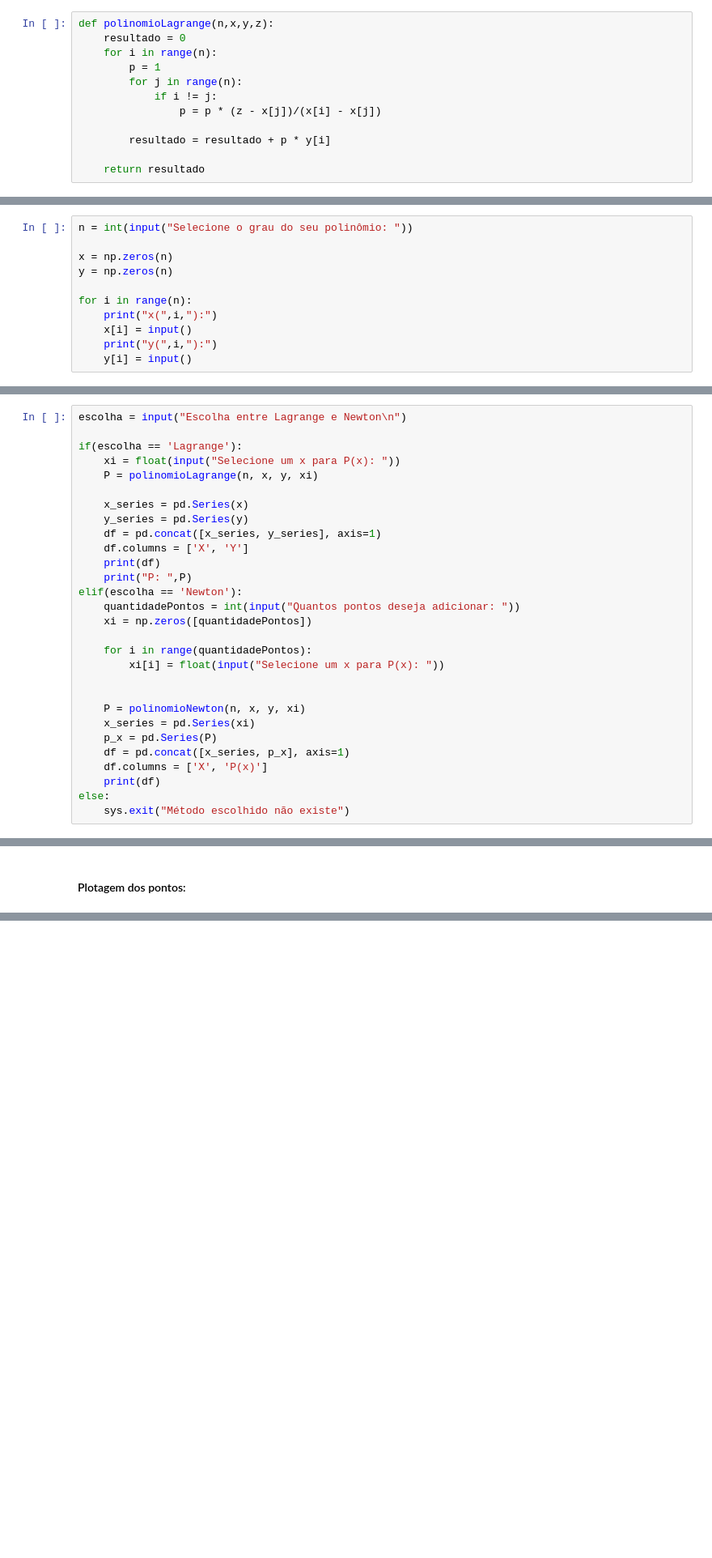
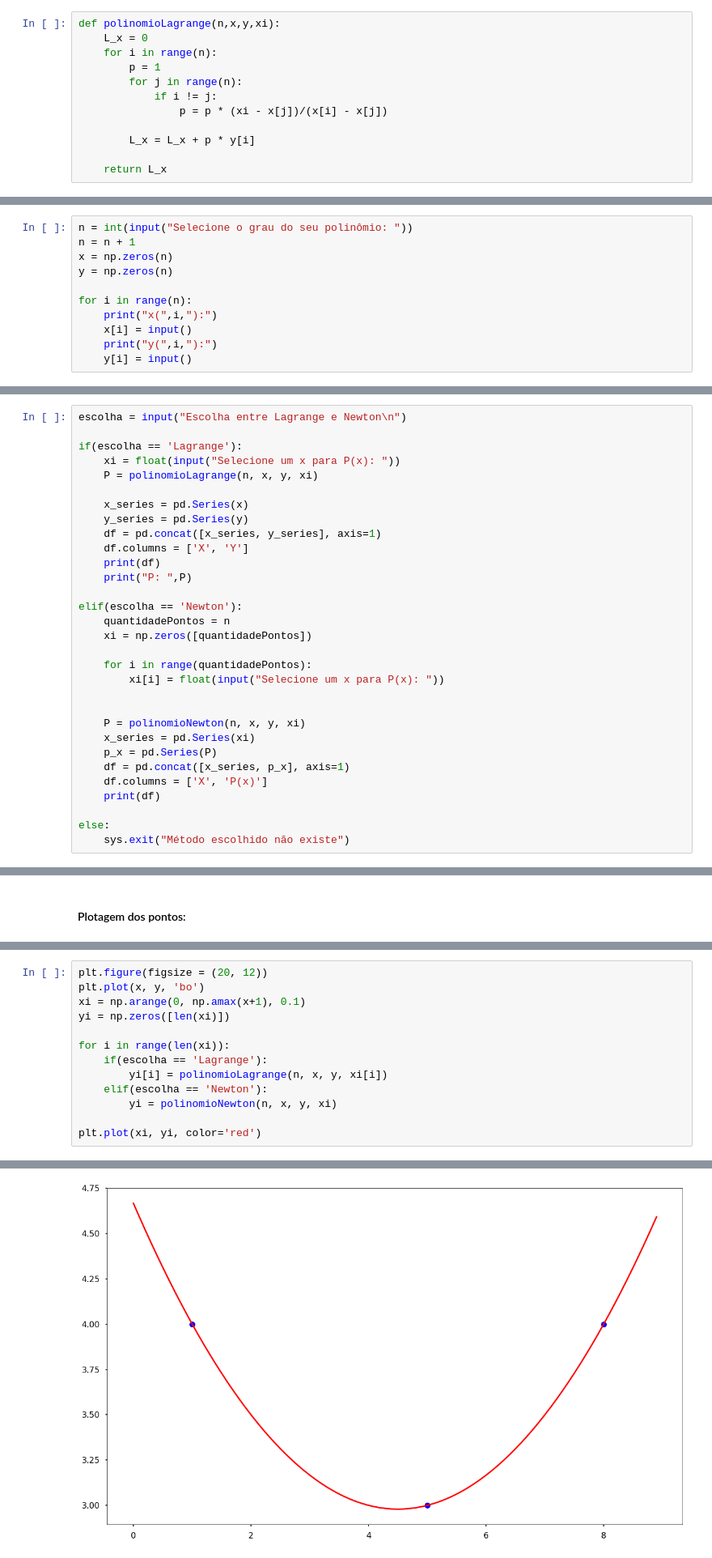
Before and after one commit to ThiagoGouveia/Numerical-methods, a Jupyter notebook: Newton-Lagrange Interpolating Polynomial.ipynb, the cells around one changed output, grey strips where cells are left out. Shown at 81% size. Saved outputs shown, nothing was run; the diff lists cells and outputs as text; blank space fills up the shorter version.

```diff
--- a/Newton-Lagrange Interpolating Polynomial.ipynb
+++ b/Newton-Lagrange Interpolating Polynomial.ipynb
@@ -16,17 +16,17 @@ plt.style.use('seaborn-poster')
 
 %matplotlib inline
 # %%
-def polinomioLagrange(n,x,y,z):
-    resultado = 0
+def polinomioLagrange(n,x,y,xi):
+    L_x = 0
     for i in range(n):
         p = 1
         for j in range(n):
             if i != j:
-                p = p * (z - x[j])/(x[i] - x[j])
+                p = p * (xi - x[j])/(x[i] - x[j])
 
-        resultado = resultado + p * y[i]
+        L_x = L_x + p * y[i]
 
-    return resultado
+    return L_x
 # %%
 def polinomioNewton(n, x, y, xi):
     coef = np.zeros([n, n])
@@ -51,7 +51,7 @@ def polinomioNewton(n, x, y, xi):
 #### Usuário deve escolher o grau e os valores de x e y
 # %%
 n = int(input("Selecione o grau do seu polinômio: "))
-
+n = n + 1
 x = np.zeros(n)
 y = np.zeros(n)
 
@@ -91,8 +91,9 @@ if(escolha == 'Lagrange'):
     df.columns = ['X', 'Y']
     print(df)
     print("P: ",P)
+
 elif(escolha == 'Newton'):
-    quantidadePontos = int(input("Quantos pontos deseja adicionar: "))
+    quantidadePontos = n
     xi = np.zeros([quantidadePontos])
 
     for i in range(quantidadePontos):
@@ -105,6 +106,7 @@ elif(escolha == 'Newton'):
     df = pd.concat([x_series, p_x], axis=1)
     df.columns = ['X', 'P(x)']
     print(df)
+
 else:
     sys.exit("Método escolhido não existe")
 # %% [output]
@@ -127,0 +124,14 @@ plt.plot(xi, P, color='red')
+# %%
+plt.figure(figsize = (20, 12))
+plt.plot(x, y, 'bo')
+xi = np.arange(0, np.amax(x+1), 0.1)
+yi = np.zeros([len(xi)])
+
+for i in range(len(xi)):
+    if(escolha == 'Lagrange'):
+        yi[i] = polinomioLagrange(n, x, y, xi[i])
+    elif(escolha == 'Newton'):
+        yi = polinomioNewton(n, x, y, xi)
+
+plt.plot(xi, yi, color='red')
+# %% [output]
@@ -127,0 +139 @@ plt.plot(xi, P, color='red')
+[figure, added]
```
Also changed, not shown: parts of 4 cells of this notebook.
